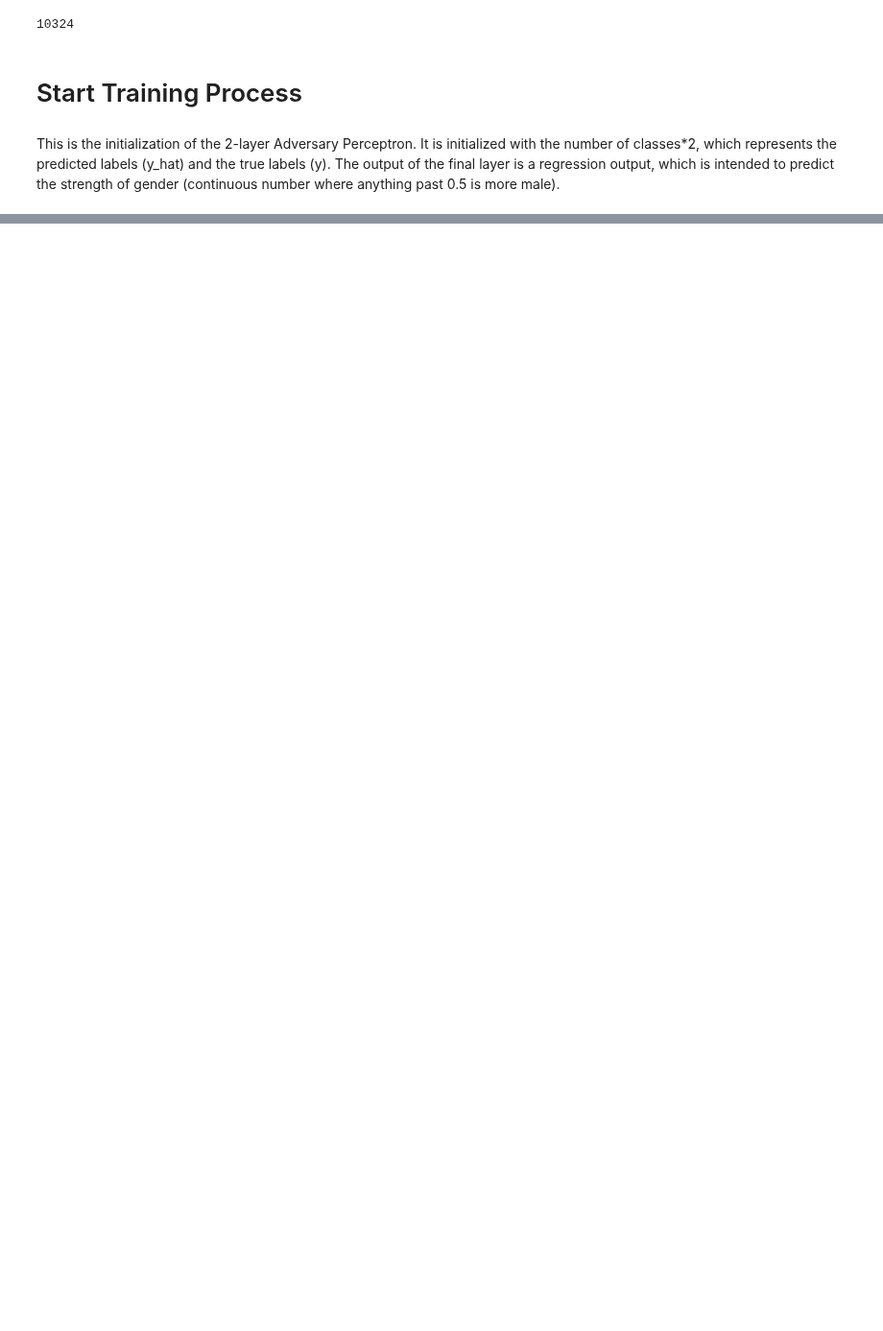
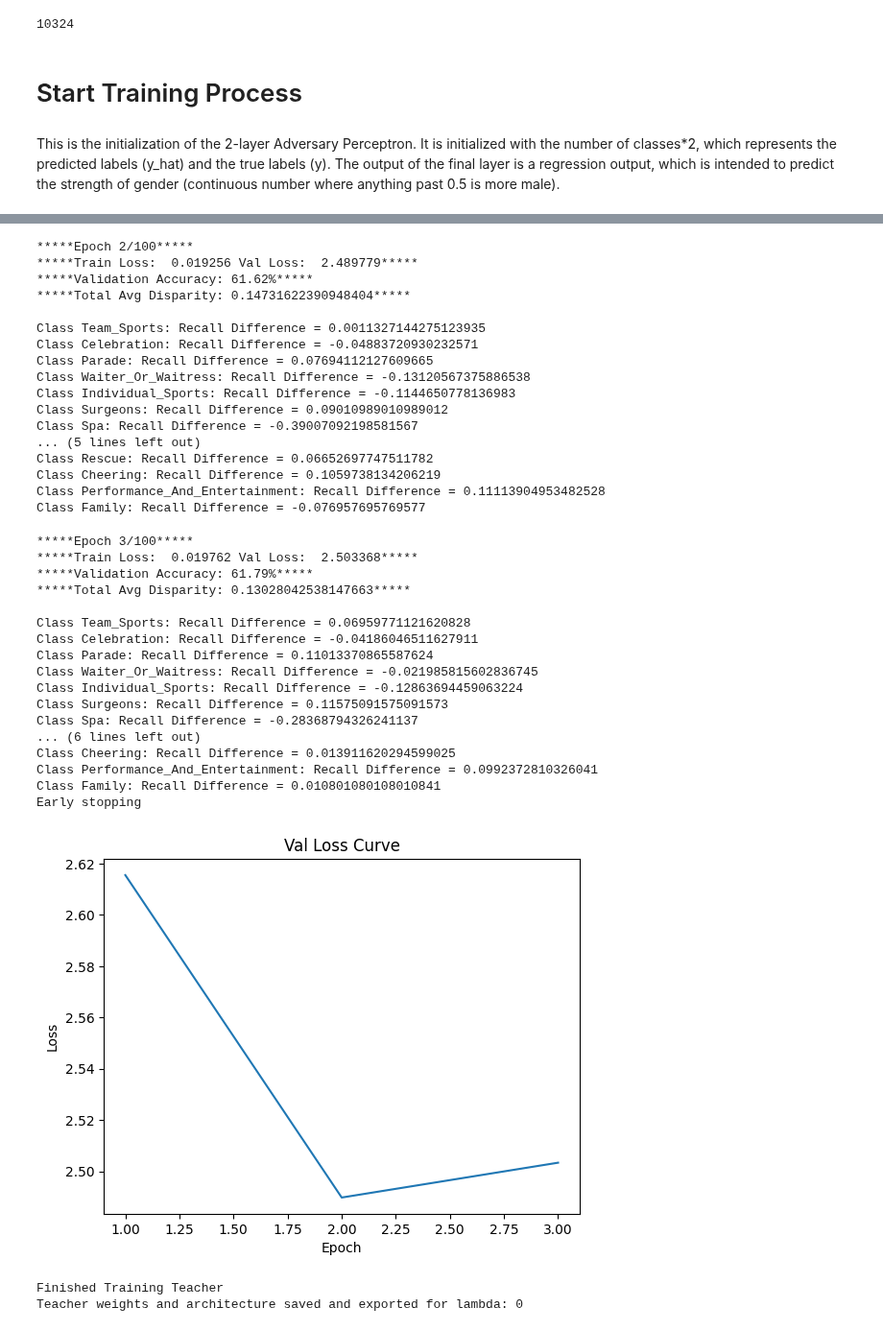
Before and after one commit to kdhutton/W210-Capstone, a Jupyter notebook: notebooks/adversarial_learning_wider_adam_landon_efficientnet_final.ipynb, the cells around one changed output, grey strips where cells are left out. Shown at 96% size. Cells and saved outputs as stored; diff of their text form; code cells hidden in the pictures; blank space fills up the shorter version.

```diff
--- a/notebooks/adversarial_learning_wider_adam_landon_efficientnet_final.ipynb
+++ b/notebooks/adversarial_learning_wider_adam_landon_efficientnet_final.ipynb
@@ -35,26 +35,26 @@ from utils.loss_functions import tkd_kdloss
 warnings.filterwarnings("ignore")
 # %%
 # Hyperparameters
-learning_rate = 0.001379 # 0.096779
-epochs = 300
+learning_rate = 0.0005 # 0.096779
+epochs = 100
 epochs_pretrain = 3 #3
 epochs_optimal_lr = 3 #5
-patience_teacher = 7
-patience_student = 10
+patience_teacher = 1
+patience_student = 5
 temperature = 4.0
 alpha = 0.9
 momentum = 0.9
 step_size = 30
 gamma = 0.1
 lmda = 3
-batch_size = 64
+batch_size = 76
 num_workers = 4
 
 # set to true to use stratified sampling
-stratified_sampling_flag = True
+stratified_sampling_flag = False
 
 # list of lambda values to loop through for grid search
-lmda_list_student = [0,3,5]
+lmda_list_student = [5,3,10,0.5,0]
 lmda_list_teacher = [0]
 
 # labels used including for plotting
@@ -279,7 +279,7 @@ def custom_collate(batch):
         raise ValueError("Batch is empty after filtering out None items.")
     return torch.utils.data.dataloader.default_collate(batch)
 # %%
-train_dataset = DataSet(train_file, augs = ['RandAugment'], img_size = 226, dataset = 'wider')
+train_dataset = DataSet(train_file, augs = [], img_size = 226, dataset = 'wider')
 test_dataset = DataSet(test_file, augs = [], img_size = 226, dataset = 'wider')
 
 
@@ -971,14 +866,17 @@ lambda_results = {}
 # Loop for training the teacher model with different lambda values
 for i in lmda_list_teacher:
     # Reset the teacher model for each lambda
-    teacher_model = torchvision.models.efficientnet_b3(weights='DEFAULT')
-    # Replace the last fully connected layer with a new one
-    teacher_model.classifier = nn.Linear(1536, num_classes)
-    teacher_optimizer = optim.Adam(teacher_model.parameters(), lr=best_lr_teacher)
+    # teacher_model = torchvision.models.efficientnet_b3(weights='DEFAULT')
+    # # Replace the last fully connected layer with a new one
+    # teacher_model.classifier = nn.Linear(1536, num_classes)
+    teacher_model = torch.load('teacher_model_ckd_wider_lambda02.pth')
+    teacher_model.load_state_dict(torch.load('teacher_model_weights_ckd_wider_lambda02.pth'))
+
+    teacher_optimizer = optim.Adam(teacher_model.parameters(), lr=learning_rate)
 
     # Initialize the adversary for the teacher
     adv = Adversary()
-    teacher_optimizer_adv = optim.Adam(adv.parameters(), lr=best_lr_teacher)
+    teacher_optimizer_adv = optim.Adam(adv.parameters(), lr=learning_rate)
 
     # pretrain_teacher(teacher_model, trainloader, criterion_clf, teacher_optimizer, device, epochs_pretrain)
     # pretrain_adversary(adv, student_model, optimizer_adv, trainloader, adv_criterion, device, epochs_pretrain)
@@ -995,3 +893,4 @@ for i in lmda_list_teacher:
     lambda_results[i] = {
         'teacher_mean_abs_val_disparity': teacher_mean_abs_val_disparity
     }
+# %% [output]
@@ -998 +914,38 @@ for i in lmda_list_teacher:
+*****Epoch 2/100*****
+*****Train Loss:  0.019256 Val Loss:  2.489779*****
+*****Validation Accuracy: 61.62%*****
+*****Total Avg Disparity: 0.14731622390948404*****
+
+Class Team_Sports: Recall Difference = 0.0011327144275123935
+Class Celebration: Recall Difference = -0.04883720930232571
+Class Parade: Recall Difference = 0.07694112127609665
+Class Waiter_Or_Waitress: Recall Difference = -0.13120567375886538
+Class Individual_Sports: Recall Difference = -0.1144650778136983
+Class Surgeons: Recall Difference = 0.09010989010989012
+Class Spa: Recall Difference = -0.39007092198581567
+... (5 lines left out)
+Class Rescue: Recall Difference = 0.06652697747511782
+Class Cheering: Recall Difference = 0.1059738134206219
+Class Performance_And_Entertainment: Recall Difference = 0.11113904953482528
+Class Family: Recall Difference = -0.076957695769577
+*****Epoch 3/100*****
+*****Train Loss:  0.019762 Val Loss:  2.503368*****
+*****Validation Accuracy: 61.79%*****
+*****Total Avg Disparity: 0.13028042538147663*****
+
+Class Team_Sports: Recall Difference = 0.06959771121620828
+Class Celebration: Recall Difference = -0.04186046511627911
+Class Parade: Recall Difference = 0.11013370865587624
+Class Waiter_Or_Waitress: Recall Difference = -0.021985815602836745
+Class Individual_Sports: Recall Difference = -0.12863694459063224
+Class Surgeons: Recall Difference = 0.11575091575091573
+Class Spa: Recall Difference = -0.28368794326241137
+... (6 lines left out)
+Class Cheering: Recall Difference = 0.013911620294599025
+Class Performance_And_Entertainment: Recall Difference = 0.0992372810326041
+Class Family: Recall Difference = 0.010801080108010841
+Early stopping
+[figure, added]
+Finished Training Teacher
+Teacher weights and architecture saved and exported for lambda: 0
 # %%
```
Also changed, not shown: parts of 16 cells of this notebook.
